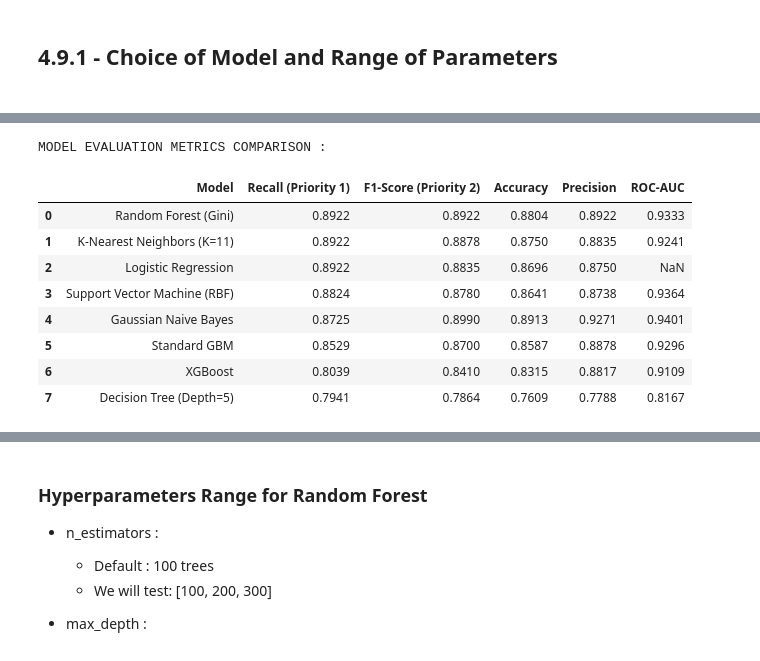
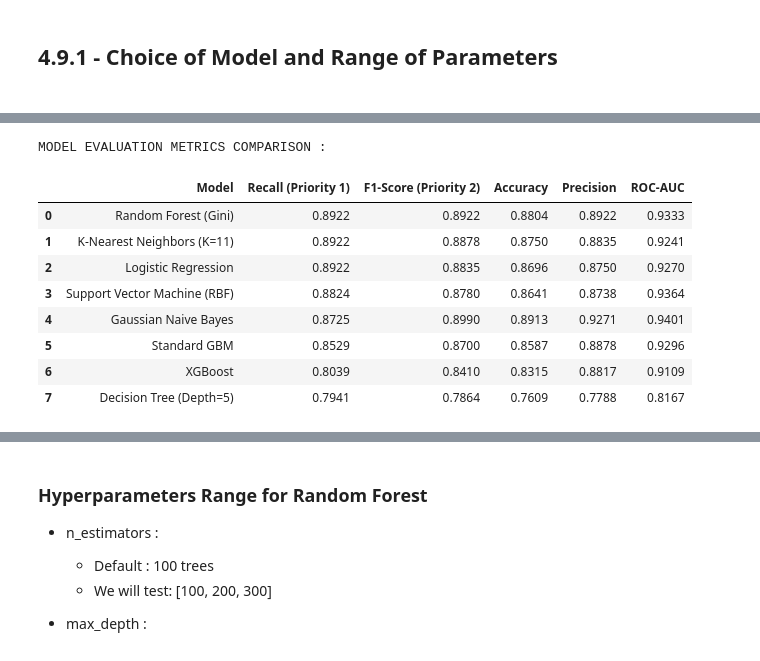
Before and after one commit to Tanish-30-08-2006/Heart-Disease-Prediction, a Jupyter notebook: notebooks/04_Model_Training_and_Verification.ipynb, the cells around one changed output, grey strips where cells are left out. Drawn from its saved outputs; the diff is of its cells as text; code cells hidden in the pictures.

```diff
--- a/notebooks/04_Model_Training_and_Verification.ipynb
+++ b/notebooks/04_Model_Training_and_Verification.ipynb
@@ -1426,35 +1419,35 @@ baseline_results = {
         'Support Vector Machine (RBF)',
         'Gaussian Naive Bayes',
         'Standard GBM',
         'XGBoost',
         'Decision Tree (Depth=5)'
     ],
     'Recall (Priority 1)': [0.8922, 0.8922, 0.8922, 0.8824, 0.8725, 0.8529, 0.8039, 0.7941],
     'F1-Score (Priority 2)': [0.8922, 0.8878, 0.8835, 0.8780, 0.8990, 0.8700, 0.8410, 0.7864],
     'Accuracy': [0.8804, 0.8750, 0.8696, 0.8641, 0.8913, 0.8587, 0.8315, 0.7609],
     'Precision': [0.8922, 0.8835, 0.8750, 0.8738, 0.9271, 0.8878, 0.8817, 0.7788],
-    'ROC-AUC': [0.9333, 0.9241, np.nan, 0.9364, 0.9401, 0.9296, 0.9109, 0.8167]
+    'ROC-AUC': [0.9333, 0.9241, 0.927, 0.9364, 0.9401, 0.9296, 0.9109, 0.8167]
     # Note: Logistic Regression AUC is marked as NaN (Not Applicable) since we used standard class predictions in Phase 2
 }
 
 # 2. Convert to DataFrame
 leaderboard_df = pd.DataFrame(baseline_results)
 
 # 3. Sort by Medical Priorities (Recall first, then F1-Score to break ties)
 leaderboard_df = leaderboard_df.sort_values(
     by=['Recall (Priority 1)', 'F1-Score (Priority 2)'],
     ascending=[False, False]
 ).reset_index(drop=True)
 
 # 4. Display the Matrix
 print("\nMODEL EVALUATION METRICS COMPARISON : \n")
 display(leaderboard_df)
 # %% [output]
 MODEL EVALUATION METRICS COMPARISON :
 |  | Model | Recall (Priority 1) | F1-Score (Priority 2) | Accuracy | Precision | ROC-AUC |
 | 0 | Random Forest (Gini) | 0.8922 | 0.8922 | 0.8804 | 0.8922 | 0.9333 |
 | 1 | K-Nearest Neighbors (K=11) | 0.8922 | 0.8878 | 0.8750 | 0.8835 | 0.9241 |
-| 2 | Logistic Regression | 0.8922 | 0.8835 | 0.8696 | 0.8750 | NaN |
+| 2 | Logistic Regression | 0.8922 | 0.8835 | 0.8696 | 0.8750 | 0.9270 |
 | 3 | Support Vector Machine (RBF) | 0.8824 | 0.8780 | 0.8641 | 0.8738 | 0.9364 |
 | 4 | Gaussian Naive Bayes | 0.8725 | 0.8990 | 0.8913 | 0.9271 | 0.9401 |
 | 5 | Standard GBM | 0.8529 | 0.8700 | 0.8587 | 0.8878 | 0.9296 |
```
Also changed, not shown: parts of 3 cells of this notebook.
